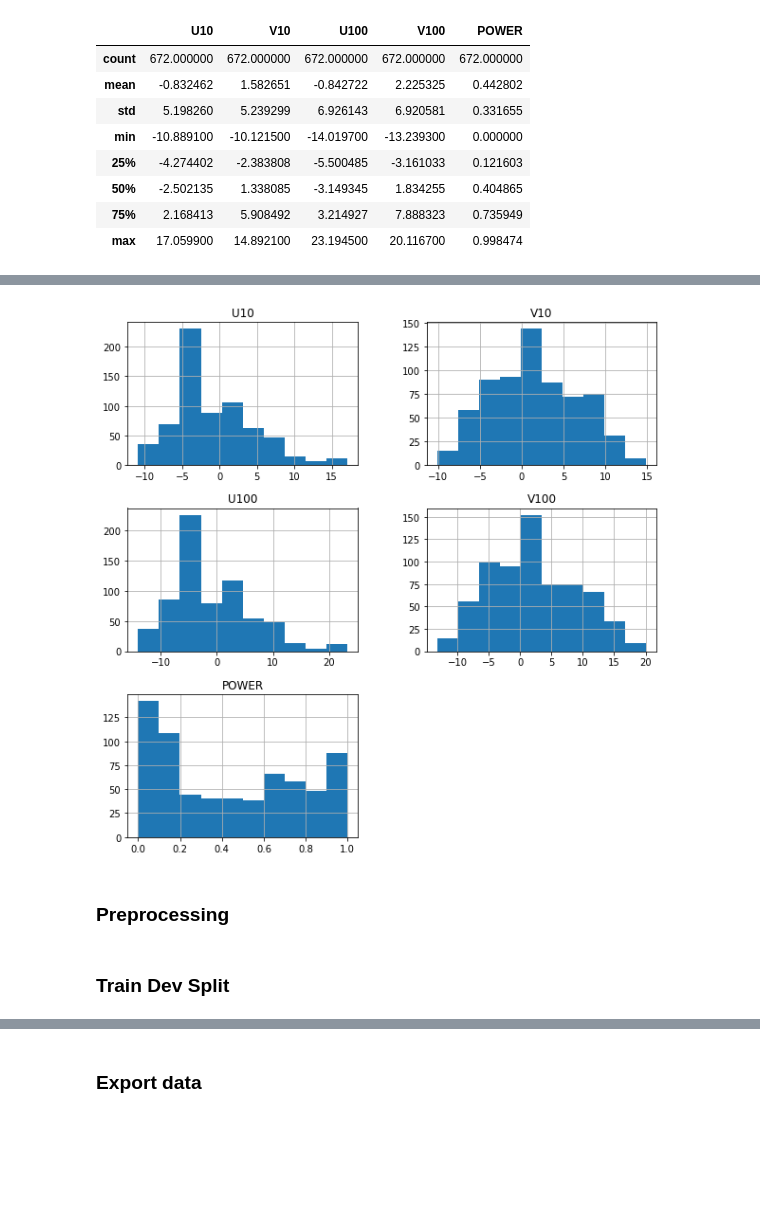
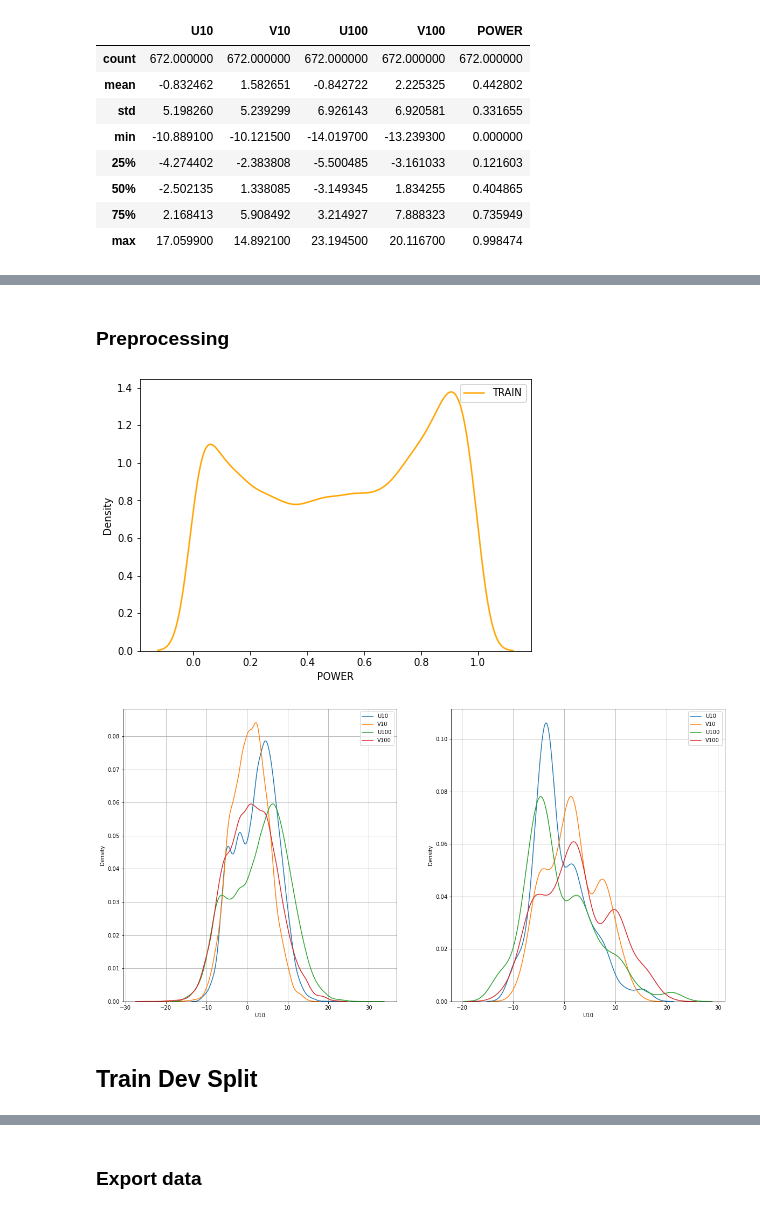
Before and after one commit to YasminaKerkeb/wind-energy-forecasting, a Jupyter notebook: preprocess.ipynb, the cells around one changed output, grey strips where cells are left out. Drawn from its saved outputs; the diff is of its cells as text; code cells hidden in the pictures; blank space fills up the shorter version.

```diff
--- a/preprocess.ipynb
+++ b/preprocess.ipynb
@@ -46,8 +56,3 @@ plt.show()
-# %%
-test_data.hist(figsize=(10,10))
-plt.show()
-# %% [output]
-[figure, removed]
 # %% [markdown]
 ### Preprocessing
 # %%
@@ -56,6 +61,29 @@ test_data=test_data.dropna()
 train_data= train_data.reset_index(drop=True)
+# %%
+fig, ax = plt.subplots(figsize=(7,5))
+sns.kdeplot(train_data["POWER"],ax=ax,label='TRAIN',color="orange")
+plt.legend()
+plt.show()
+# %% [output]
+[figure, added]
+# %%
+features=list(train_data.columns)
+features.remove("POWER")
+features.remove("TIMESTAMP")
+fig, ax = plt.subplots(figsize=(20,10),nrows=1,ncols=2)
+for col in features:
+    sns.kdeplot(train_data[col],label=col,ax=ax[0])
+    sns.kdeplot(target_data[col],label=col,ax=ax[1])
+ax[0].grid(True)
+ax[1].grid(True)
+ax[1].legend()
+ax[0].legend()
+plt.legend()
+plt.show()
+# %% [output]
+[figure, added]
 # %% [markdown]
-### Train Dev Split
+## Train Dev Split
 # %%
 label_column="POWER"
 columns=list(train_data.columns)
```
Also changed, not shown: parts of 18 cells of this notebook, 8 other files.
